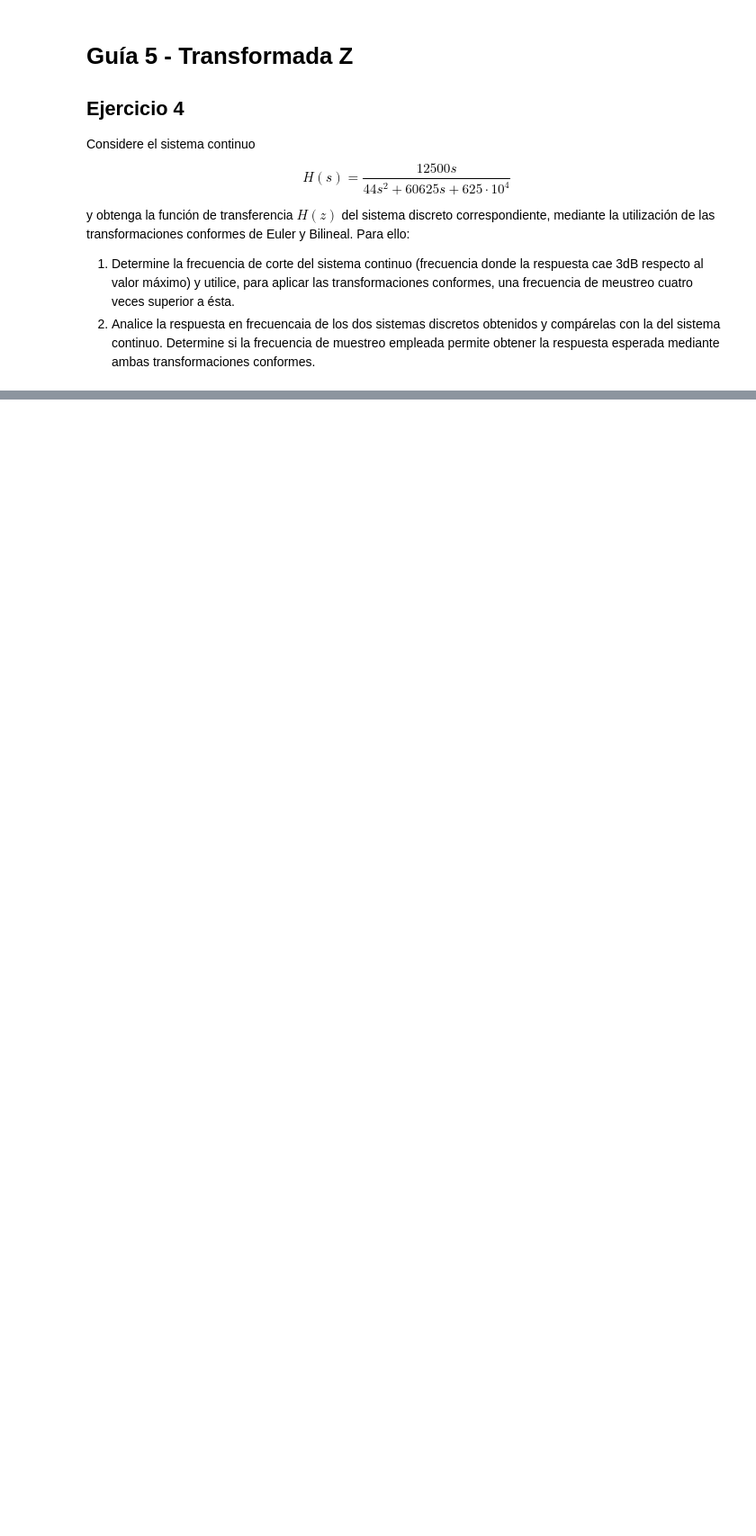
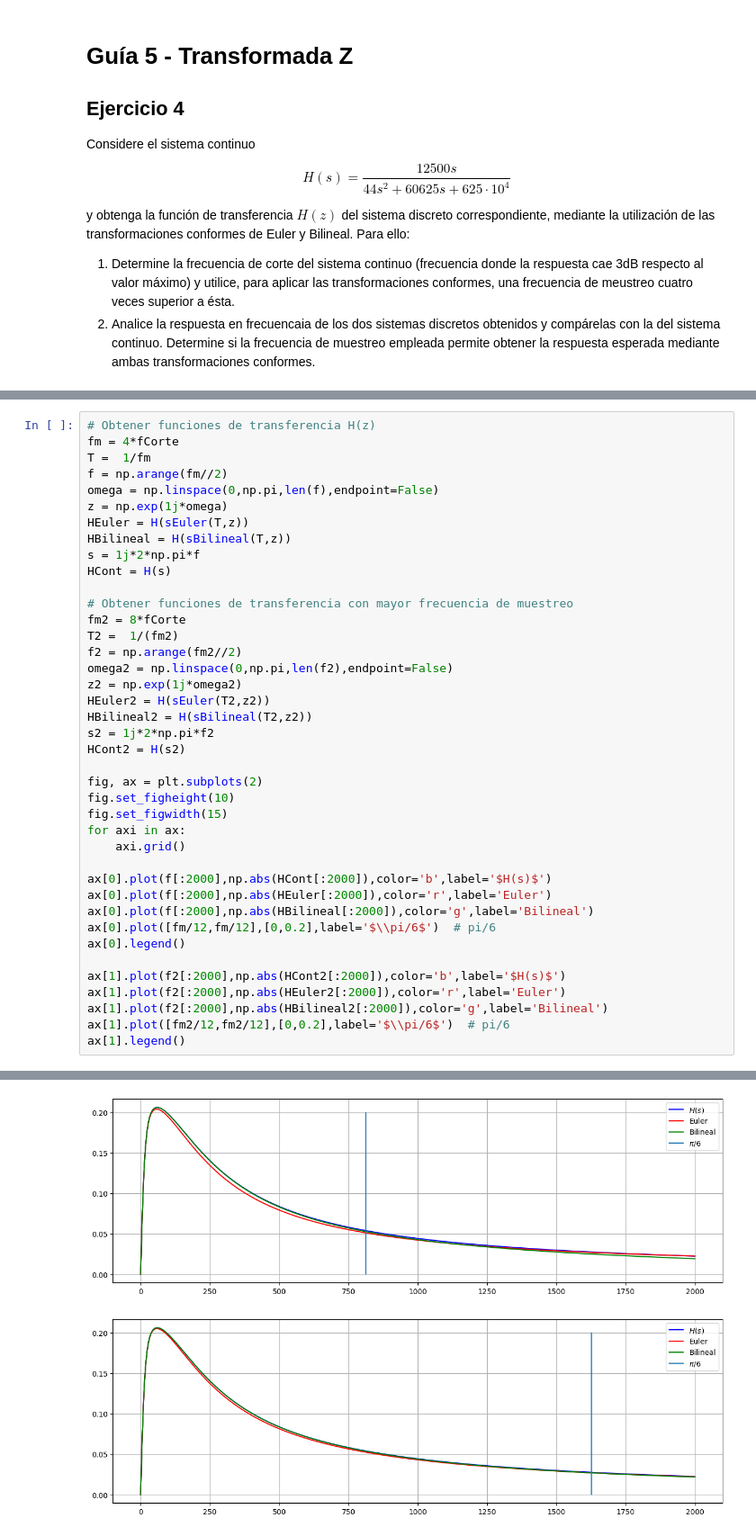
Before and after one commit to francoherg/PDS-2025, a Jupyter notebook: Practica/Guia5/5-1-4.ipynb, the cells around one changed output, grey strips where cells are left out. Shown at 90% size. Drawn from its saved outputs; the diff is of its cells as text; blank space fills up the shorter version.

```diff
--- a/Practica/Guia5/5-1-4.ipynb
+++ b/Practica/Guia5/5-1-4.ipynb
@@ -99,0 +76,41 @@ ax[2].legend()
+# %%
+# Obtener funciones de transferencia H(z)
+fm = 4*fCorte
+T =  1/fm
+f = np.arange(fm//2)
+omega = np.linspace(0,np.pi,len(f),endpoint=False)
+z = np.exp(1j*omega)
+HEuler = H(sEuler(T,z))
+HBilineal = H(sBilineal(T,z))
+s = 1j*2*np.pi*f
+HCont = H(s)
+
+# Obtener funciones de transferencia con mayor frecuencia de muestreo
+fm2 = 8*fCorte
+T2 =  1/(fm2)
+f2 = np.arange(fm2//2)
+omega2 = np.linspace(0,np.pi,len(f2),endpoint=False)
+z2 = np.exp(1j*omega2)
+HEuler2 = H(sEuler(T2,z2))
+HBilineal2 = H(sBilineal(T2,z2))
+s2 = 1j*2*np.pi*f2
+HCont2 = H(s2)
+
+fig, ax = plt.subplots(2)
+fig.set_figheight(10)
+fig.set_figwidth(15)
+for axi in ax:
+    axi.grid()
+
+ax[0].plot(f[:2000],np.abs(HCont[:2000]),color='b',label='$H(s)$')
+ax[0].plot(f[:2000],np.abs(HEuler[:2000]),color='r',label='Euler')
+ax[0].plot(f[:2000],np.abs(HBilineal[:2000]),color='g',label='Bilineal')
+ax[0].plot([fm/12,fm/12],[0,0.2],label='$\\pi/6$')  # pi/6
+ax[0].legend()
+
+ax[1].plot(f2[:2000],np.abs(HCont2[:2000]),color='b',label='$H(s)$')
+ax[1].plot(f2[:2000],np.abs(HEuler2[:2000]),color='r',label='Euler')
+ax[1].plot(f2[:2000],np.abs(HBilineal2[:2000]),color='g',label='Bilineal')
+ax[1].plot([fm2/12,fm2/12],[0,0.2],label='$\\pi/6$')  # pi/6
+ax[1].legend()
+# %% [output]
@@ -99,0 +118 @@ ax[2].legend()
+[figure, added]
```
Also changed, not shown: parts of 3 cells of this notebook, 5 other files.
